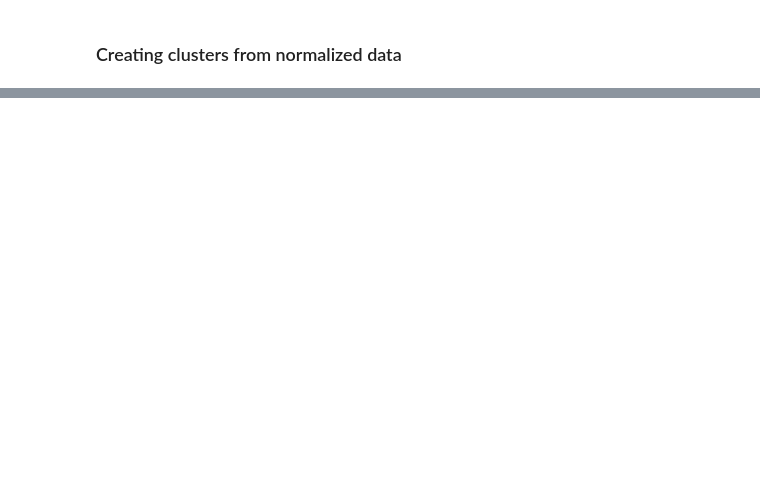
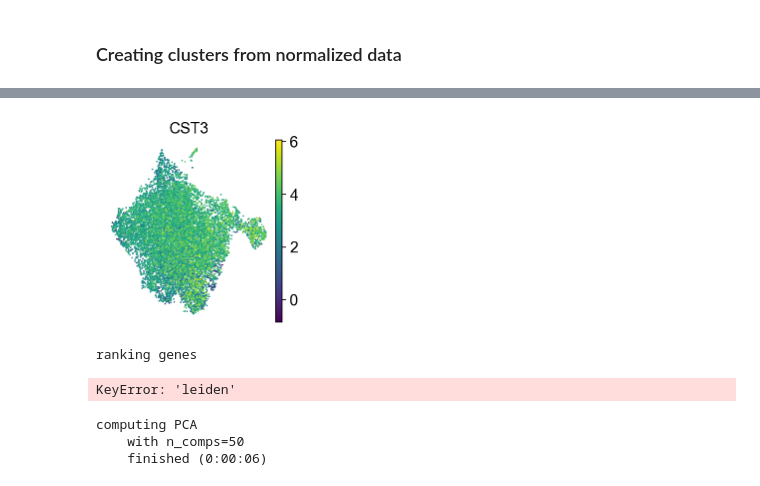
Before and after one commit to SBurwash/CRCHUM, a Jupyter notebook: Moein_project/main.ipynb, the cells around one changed output, grey strips where cells are left out. Cells and saved outputs as stored; diff of their text form; code cells hidden in the pictures; blank space fills up the shorter version.

```diff
--- a/Moein_project/main.ipynb
+++ b/Moein_project/main.ipynb
@@ -132,3 +134,26 @@ def sc_aggregate(metadata, cluster_param, target_param, order_by, value_weight=0
+# %%
+def df_to_AnnData(data, metadata, save_file_name):
+    """ Function takes our current data and metadata and outputs an AnnData object that we can use to execute pseudotime
+
+    Parameters:
+    @param data DataFrame - our current data (already preprocessed)
+    @param metadata DataFrame - our current metadata
+    @param save_file_name Str - name for the h5ad save file
+
+    Returns:
+    @return adata AnnData - our AnnData object
+    """
+
+    sc.settings.verbosity = 3  # verbosity: errors (0), warnings (1), info (2), hints (3)
+    sc.logging.print_versions()
+    results_file = './write/{}.h5ad'.format(save_file_name)
+    sc.settings.set_figure_params(dpi=80, frameon=False, figsize=(3, 3), facecolor='white')  # low dpi (dots per inch) yields small inline figures
+
+    adata = sc.AnnData(data)
+    for c_name, c_data in metadata.iteritems():
+        adata.obs[c_name] = c_data
+
+    return adata
 # %% [markdown]
 # Main
 # %%
@@ -252,0 +255,2 @@ Session information updated at 2020-09-16 06:20
+# %%
+adata = df_to_AnnData(data,metadata,'moein_AnnData')
@@ -267,0 +296,16 @@ adata
+# %%
+sc.pl.umap(adata, color=['CST3'])
+# %% [output]
+[figure, added]
+# %%
+sc.tl.rank_genes_groups(adata, ' method='t-test')
+sc.pl.rank_genes_groups(adata, n_genes=25, sharey=False)
+# %% [output]
+ranking genes
+KeyError: 'leiden'
+# %%
+sc.tl.pca(adata, svd_solver='arpack')
+# %% [output]
+computing PCA
+    with n_comps=50
+    finished (0:00:06)
```
Also changed, not shown: parts of 22 cells of this notebook.
